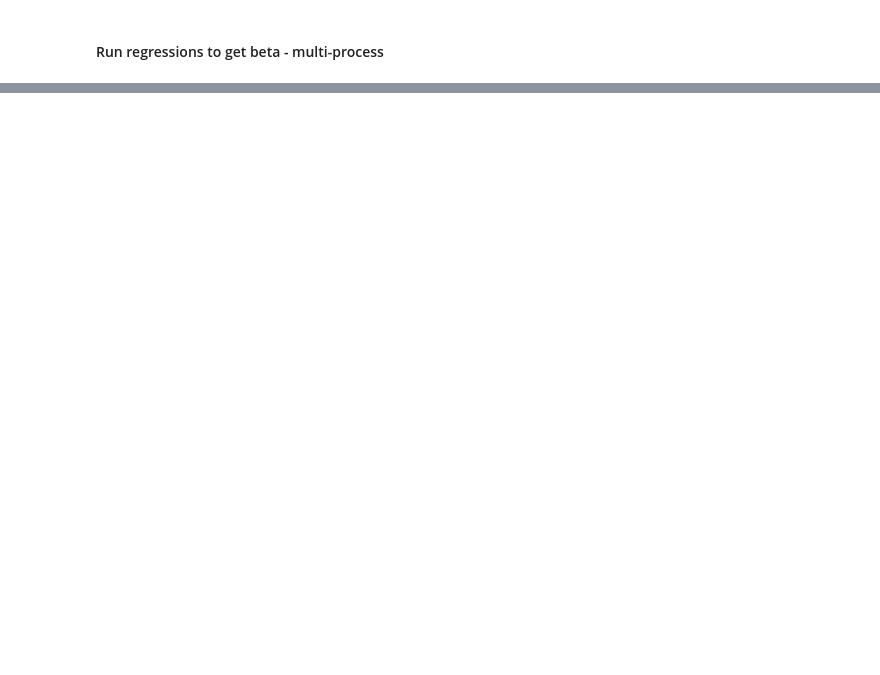
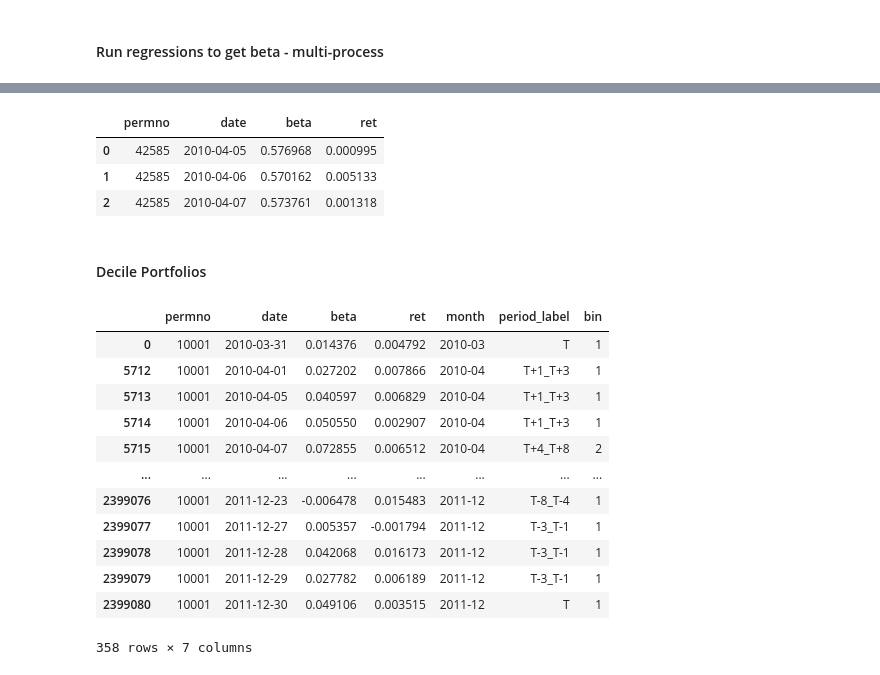
Before and after one commit to yeyechen/DashForCash, a Jupyter notebook: src/analysis.ipynb, the cells around one changed output, grey strips where cells are left out. Cells and saved outputs as stored; diff of their text form; code cells hidden in the pictures; blank space fills up the shorter version.

Commit message:
initial analysis on cross-section beta

```diff
--- a/src/analysis.ipynb
+++ b/src/analysis.ipynb
@@ -95,14 +96,20 @@ def calc_rolling_mean_beta(crsp_d: pd.DataFrame, window_size=60) -> float:
 # %%
-from concurrent.futures import ProcessPoolExecutor
+from joblib import Parallel, delayed
 from tqdm import tqdm
 
-beta_dict = {}
+# pre-filter groups with sufficient data
+groups = [(permno, group) for permno, group in crsp_d.groupby('permno') if len(group) > 60]
 
-groups = [(permno, group) for permno, group in crsp_d.groupby('permno') if len(group) >= 60]
+# sort each group by date
+groups = [(permno, group.sort_values(by='date')) for permno, group in groups]
 
-for permno, group in tqdm(groups):
+def process_group(permno, group):
+    return (permno, calc_rolling_beta(group))
 
-    beta_result = calc_rolling_mean_beta(group)
-    beta_dict[permno] = beta_result
+# process in parallel with progress bar
+results = Parallel(n_jobs=-1)(
+    delayed(process_group)(permno, group)
+    for permno, group in tqdm(groups)
+)
 
-beta_df = pd.DataFrame(beta_dict)
+beta_dict = {permno: beta for permno, beta in results}
@@ -243,0 +121,11 @@ combined_results
+# %%
+# reading beta_df from a file
+beta_df = pd.read_parquet('beta_df.parquet')
+beta_df.head(3)
+# %% [output]
+|  | permno | date | beta | ret |
+| 0 | 42585 | 2010-04-05 | 0.576968 | 0.000995 |
+| 1 | 42585 | 2010-04-06 | 0.570162 | 0.005133 |
+| 2 | 42585 | 2010-04-07 | 0.573761 | 0.001318 |
+# %% [markdown]
+#### Decile Portfolios
@@ -243,0 +180,34 @@ combined_results
+# %%
+# Helper function from Alan
+def apply_quantiles(df, col, bins=10):
+    """
+    Assigns a quantile-based bin (1,...,bins) for each value in `col`
+    within each date group.
+    """
+    def quantile_bin(s):
+        # Use pd.qcut to get quantile bins; if duplicate edges occur, use rank instead.
+        try:
+            return pd.qcut(s, q=bins, labels=False, duplicates="drop") + 1
+        except Exception:
+            return np.ceil(s.rank(method='average') / len(s) * bins)
+    return df.groupby('date')[col].transform(quantile_bin)
+# %%
+beta_df = pd.read_pickle('beta_trading_days_label.pkl')
+beta_df = beta_df[beta_df['period_label'] != 'nan']
+beta_df['bin'] = apply_quantiles(beta_df, 'beta')
+# %%
+beta_df[beta_df['permno'] == 10001]
+# %% [output]
+|  | permno | date | beta | ret | month | period_label | bin |
+| 0 | 10001 | 2010-03-31 | 0.014376 | 0.004792 | 2010-03 | T | 1 |
+| 5712 | 10001 | 2010-04-01 | 0.027202 | 0.007866 | 2010-04 | T+1_T+3 | 1 |
+| 5713 | 10001 | 2010-04-05 | 0.040597 | 0.006829 | 2010-04 | T+1_T+3 | 1 |
+| 5714 | 10001 | 2010-04-06 | 0.050550 | 0.002907 | 2010-04 | T+1_T+3 | 1 |
+| 5715 | 10001 | 2010-04-07 | 0.072855 | 0.006512 | 2010-04 | T+4_T+8 | 2 |
+| ... | ... | ... | ... | ... | ... | ... | ... |
+| 2399076 | 10001 | 2011-12-23 | -0.006478 | 0.015483 | 2011-12 | T-8_T-4 | 1 |
+| 2399077 | 10001 | 2011-12-27 | 0.005357 | -0.001794 | 2011-12 | T-3_T-1 | 1 |
+| 2399078 | 10001 | 2011-12-28 | 0.042068 | 0.016173 | 2011-12 | T-3_T-1 | 1 |
+| 2399079 | 10001 | 2011-12-29 | 0.027782 | 0.006189 | 2011-12 | T-3_T-1 | 1 |
+| 2399080 | 10001 | 2011-12-30 | 0.049106 | 0.003515 | 2011-12 | T | 1 |
+358 rows × 7 columns
```
Also changed, not shown: parts of 18 cells of this notebook.
